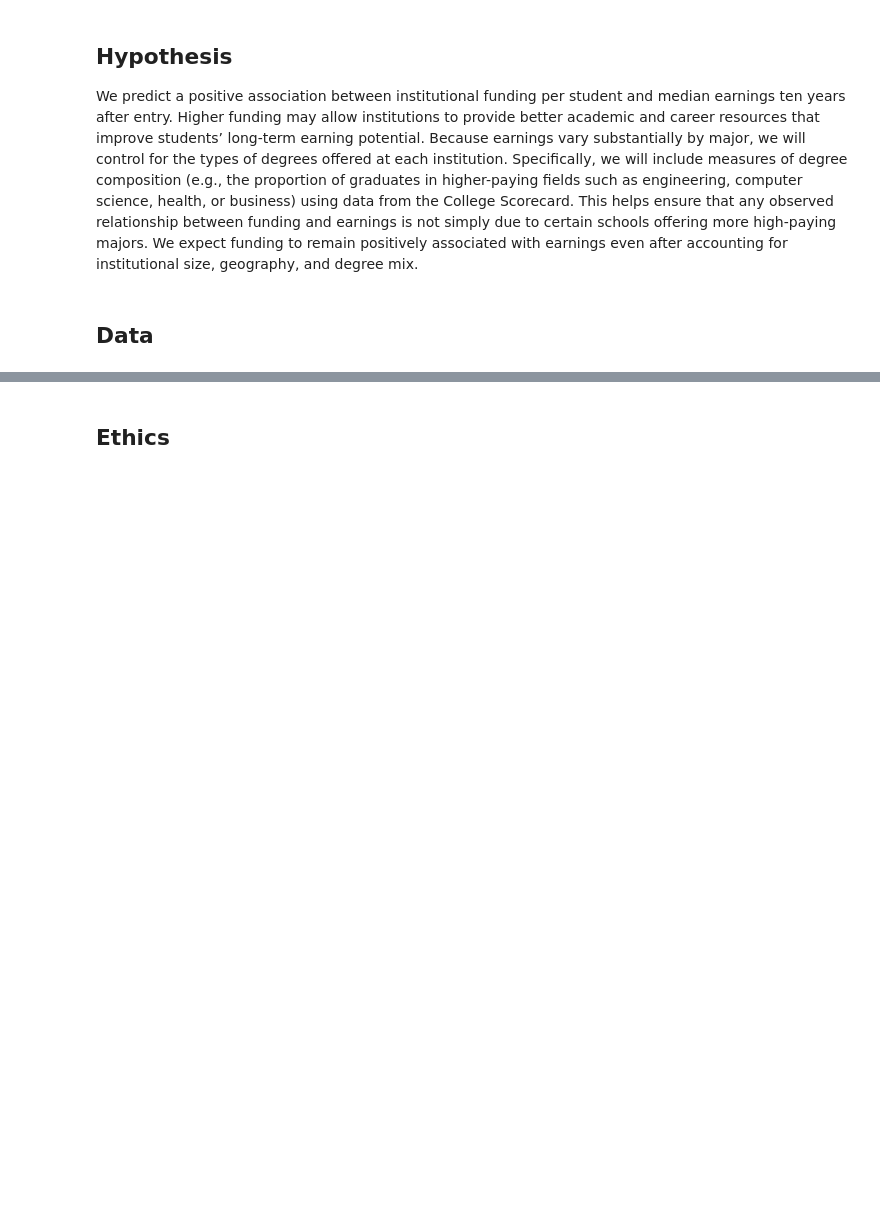
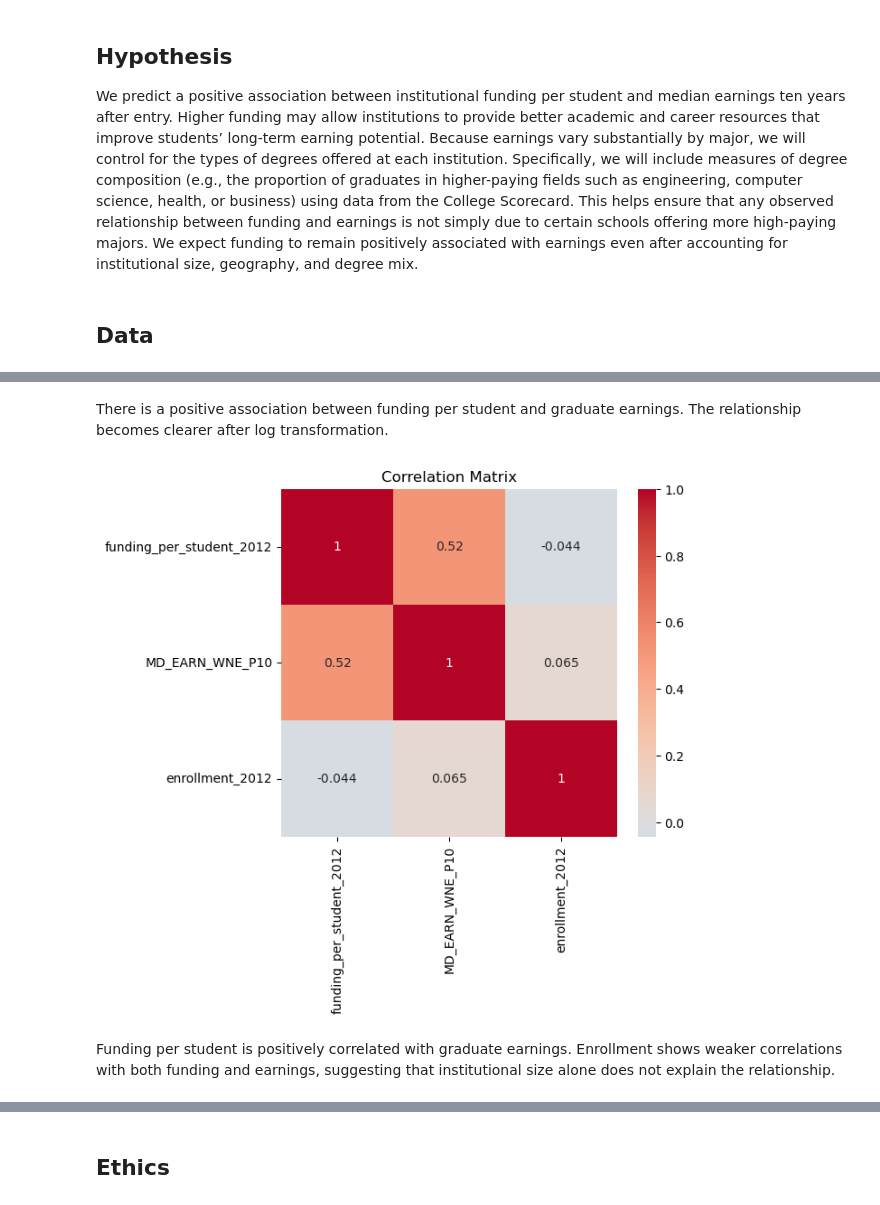
Before and after one commit to COGS108/Group108_WI26, a Jupyter notebook: 03-FinalProject.ipynb, the cells around one changed output, grey strips where cells are left out. Drawn from its saved outputs; the diff is of its cells as text; code cells hidden in the pictures; blank space fills up the shorter version.

```diff
--- a/03-FinalProject.ipynb
+++ b/03-FinalProject.ipynb
@@ -140,0 +324,22 @@ Some more words and stuff.  Remember notebooks work best if you interleave the c
+# %% [markdown]
+There is a positive association between funding per student and graduate earnings. The relationship becomes clearer after log transformation.
+# %%
+plt.figure(figsize=(6,5))
+
+sns.heatmap(
+    df[[
+        "funding_per_student_2012",
+        "MD_EARN_WNE_P10",
+        "enrollment_2012"
+    ]].corr(),
+    annot=True,
+    cmap="coolwarm",
+    center=0
+)
+
+plt.title("Correlation Matrix")
+plt.show()
+# %% [output]
+[figure, added]
+# %% [markdown]
+Funding per student is positively correlated with graduate earnings. Enrollment shows weaker correlations with both funding and earnings, suggesting that institutional size alone does not explain the relationship.
```
Also changed, not shown: parts of 51 cells of this notebook.
